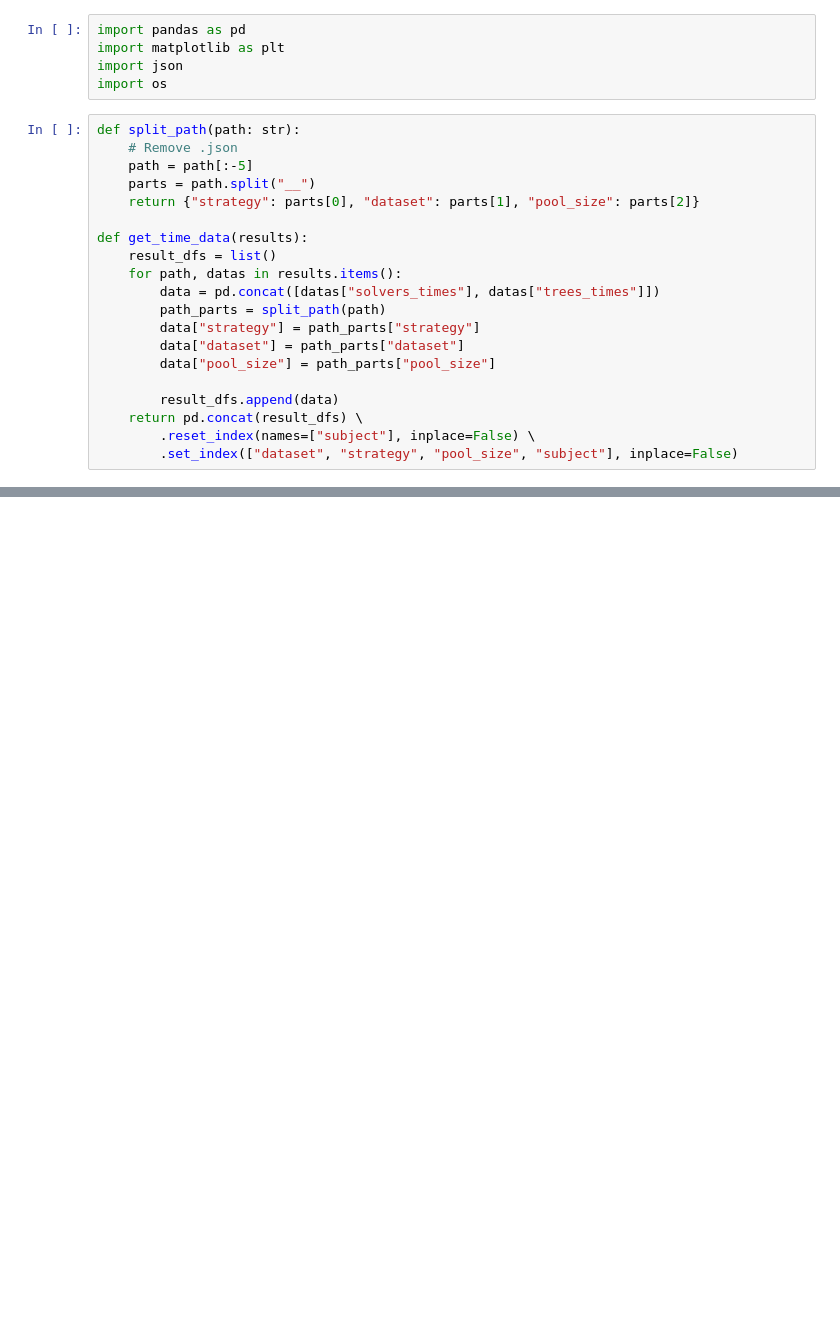
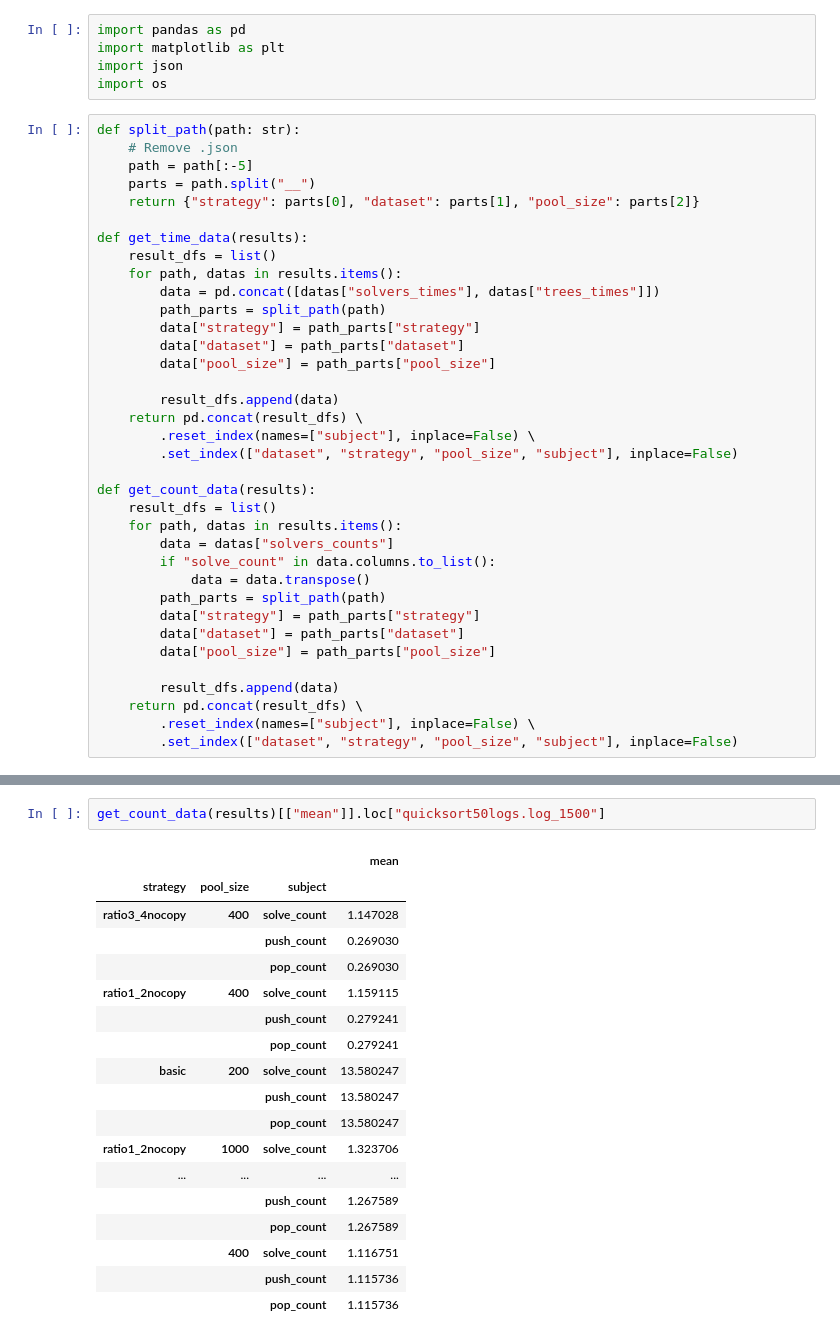
Before and after one commit to momvart/formal_verif_project, a Jupyter notebook: engine/plotter.ipynb, the cells around one changed output, grey strips where cells are left out. Drawn from its saved outputs; the diff is of its cells as text; blank space fills up the shorter version.

```diff
--- a/engine/plotter.ipynb
+++ b/engine/plotter.ipynb
@@ -23,6 +23,22 @@ def get_time_data(results):
     return pd.concat(result_dfs) \
         .reset_index(names=["subject"], inplace=False) \
         .set_index(["dataset", "strategy", "pool_size", "subject"], inplace=False)
+
+def get_count_data(results):
+    result_dfs = list()
+    for path, datas in results.items():
+        data = datas["solvers_counts"]
+        if "solve_count" in data.columns.to_list():
+            data = data.transpose()
+        path_parts = split_path(path)
+        data["strategy"] = path_parts["strategy"]
+        data["dataset"] = path_parts["dataset"]
+        data["pool_size"] = path_parts["pool_size"]
+
+        result_dfs.append(data)
+    return pd.concat(result_dfs) \
+        .reset_index(names=["subject"], inplace=False) \
+        .set_index(["dataset", "strategy", "pool_size", "subject"], inplace=False)
 # %%
 target_paths = list()
 for _, _, paths in os.walk("./evaluations/"):
@@ -48,0 +92,21 @@ for dataset in time_sum_data.columns.levels[0]:
+# %%
+get_count_data(results)[["mean"]].loc["quicksort50logs.log_1500"]
+# %% [output]
+|  |  |  | mean |
+| strategy | pool_size | subject |  |
+| ratio3_4nocopy | 400 | solve_count | 1.147028 |
+|  |  | push_count | 0.269030 |
+|  |  | pop_count | 0.269030 |
+| ratio1_2nocopy | 400 | solve_count | 1.159115 |
+|  |  | push_count | 0.279241 |
+|  |  | pop_count | 0.279241 |
+| basic | 200 | solve_count | 13.580247 |
+|  |  | push_count | 13.580247 |
+|  |  | pop_count | 13.580247 |
+| ratio1_2nocopy | 1000 | solve_count | 1.323706 |
+| ... | ... | ... | ... |
+|  |  | push_count | 1.267589 |
+|  |  | pop_count | 1.267589 |
+|  | 400 | solve_count | 1.116751 |
+|  |  | push_count | 1.115736 |
+|  |  | pop_count | 1.115736 |
```
Also changed, not shown: parts of 2 cells of this notebook, 1 other file.
